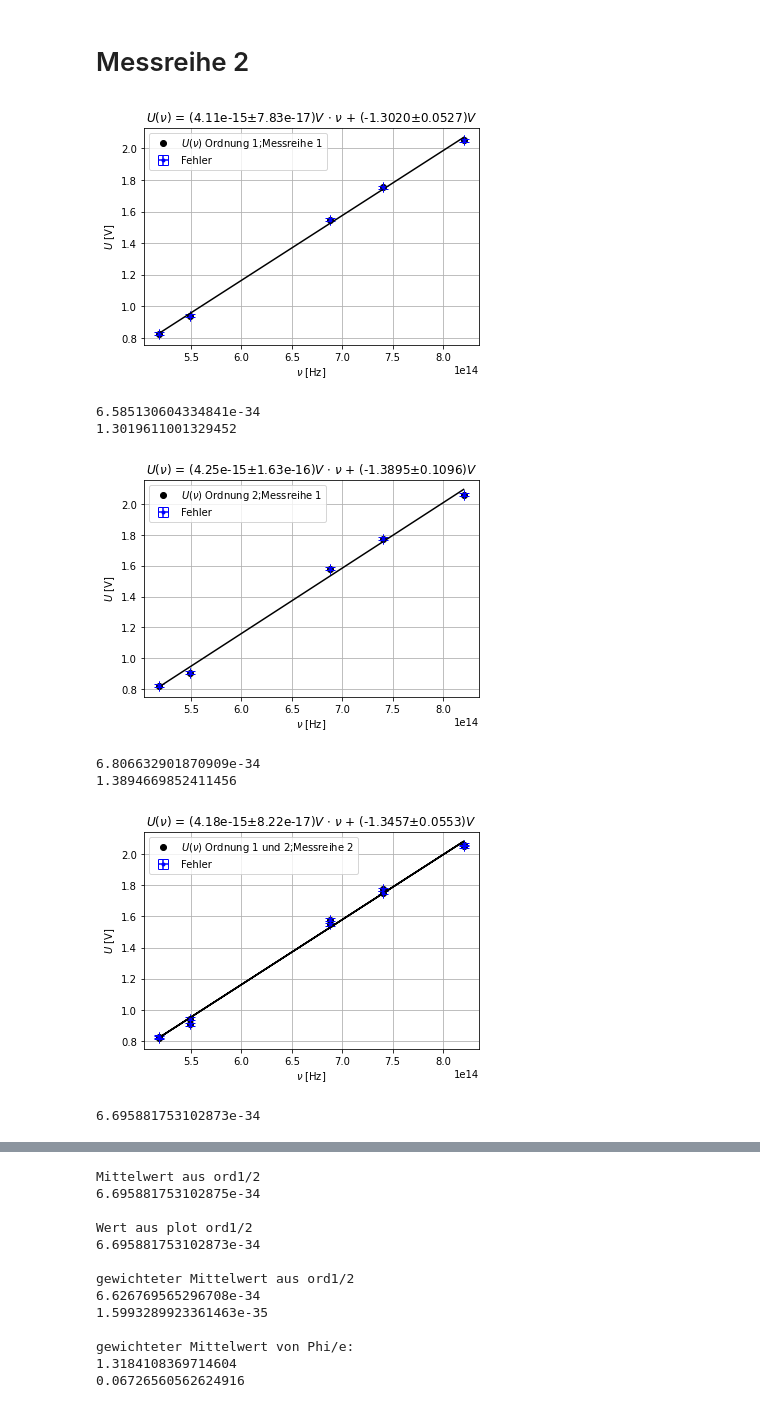
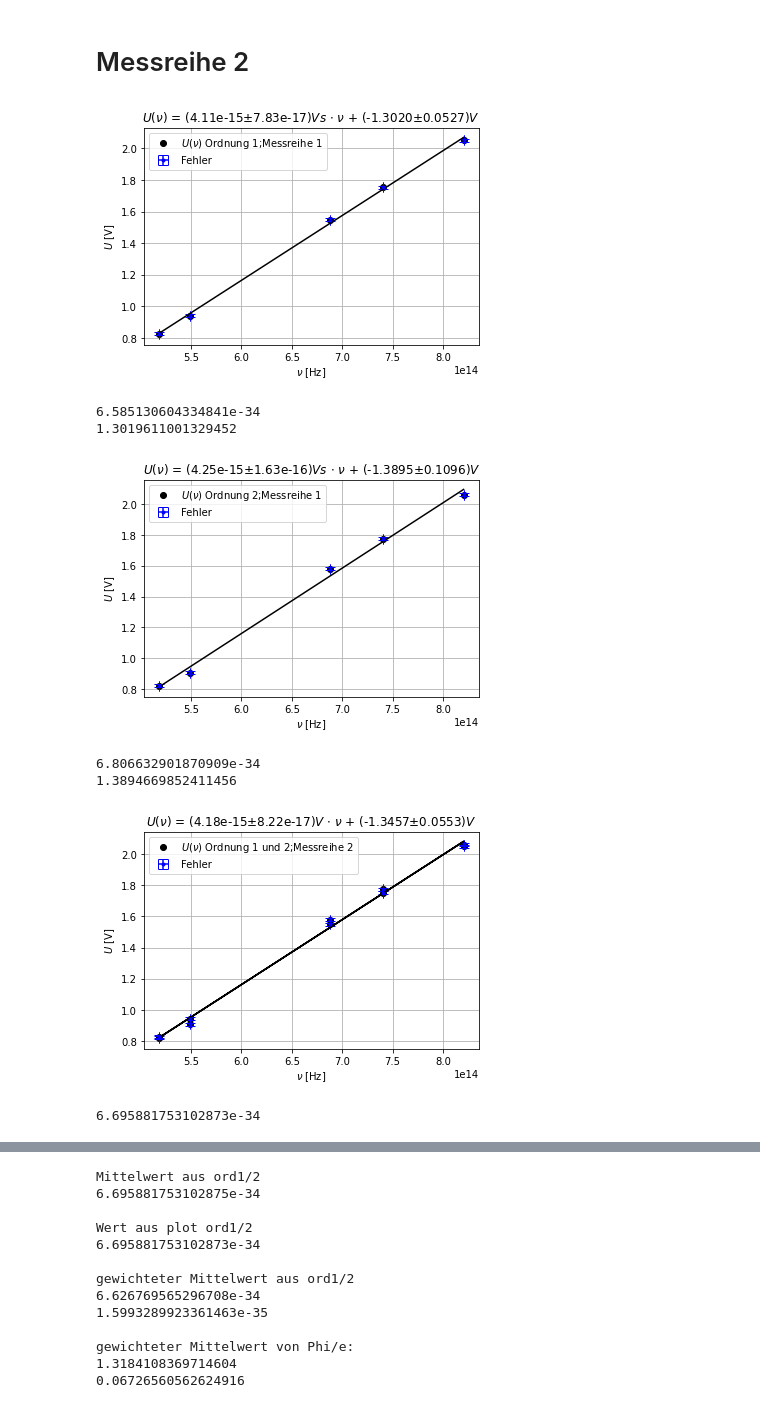
Before and after one commit to Alex-Adam25/python, a Jupyter notebook: Experiment_AP2/h plot.ipynb, the cells around one changed output, grey strips where cells are left out. Drawn from its saved outputs; the diff is of its cells as text; code cells hidden in the pictures.

```diff
--- a/Experiment_AP2/h plot.ipynb
+++ b/Experiment_AP2/h plot.ipynb
@@ -1,8 +1,10 @@
 # %%
 %run ./odr.ipynb
+%run ./arr2table_v2.ipynb
 h_lit=6.62607015*10**-34 #https://physics.nist.gov/cgi-bin/cuu/Value?h
 e_lit=1.602176634*10**-19#https://physics.nist.gov/cgi-bin/cuu/Value?e
 c_lit=299792458#https://physics.nist.gov/cgi-bin/cuu/Value?c
+
 ge=5.18672*10**14
 gr=5.48996*10**14
 b=6.87858*10**14
@@ -10,7 +12,7 @@ v=7.40858*10**14
 uv=8.20264*10**14
 
 
-x=np.array([uv,v,b,gr,ge])
+x=np.array([uv,v,b,gr,ge],dtype='float64')
 x2=np.concatenate((x,x),axis=None)
 # %%
 def gmw(val,err):
@@ -113,13 +153,13 @@ gewichteter Mittelwert von Phi:
 # %% [markdown]
 # Messreihe 2
 # %%
-ord1_2=np.array([2.05,1.753,1.549,0.942,0.828])
-ord2_2=np.array([2.06,1.775,1.580,0.906,0.822])
+ord1_2=np.array([2.050,1.753,1.549,0.942,0.828])
+ord2_2=np.array([2.060,1.775,1.580,0.906,0.822])
 
 y_err=np.full(len(x),y_fehler)
 
 #ord1_2:
-out11=zeichnen(x=x,y=ord1_2,y_err=y_err,xlabel="$\\nu$ [Hz]",ylabel="$U$ [V]",fx_title="$U(\\nu)$", x_title="$\\nu$",m_unit="$V$",b_unit="$V$",scientific=[2,0],beta0=[h_lit/e_lit,-3.0],save=True,
+out11=zeichnen(x=x,y=ord1_2,y_err=y_err,xlabel="$\\nu$ [Hz]",ylabel="$U$ [V]",fx_title="$U(\\nu)$", x_title="$\\nu$",m_unit="$Vs$",b_unit="$V$",scientific=[2,0],beta0=[h_lit/e_lit,-3.0],save=True,
              label="$U(\\nu)$ Ordnung 1;Messreihe 1",
              speichername="h_ord1_1")
 
@@ -128,38 +168,38 @@ h_ord1_2_err=out11.sd_beta[0]*e_lit
 h_ord1_2_wgt=1/(h_ord1_2_err**2)
 print(h_ord1_2)
 
 phi_ord1_2=-out11.beta[1]
 phi_ord1_2_err=out11.sd_beta[1]
 print(phi_ord1_2)
 
 #ord2_2:
-out21=zeichnen(x=x,y=ord2_2,y_err=y_err,xlabel="$\\nu$ [Hz]",ylabel="$U$ [V]",fx_title="$U(\\nu)$", x_title="$\\nu$",m_unit="$V$",b_unit="$V$",scientific=[2,0],beta0=[h_lit/e_lit,-3.0],save=True,
+out21=zeichnen(x=x,y=ord2_2,y_err=y_err,xlabel="$\\nu$ [Hz]",ylabel="$U$ [V]",fx_title="$U(\\nu)$", x_title="$\\nu$",m_unit="$Vs$",b_unit="$V$",scientific=[2,0],beta0=[h_lit/e_lit,-3.0],save=True,
              label="$U(\\nu)$ Ordnung 2;Messreihe 1",
              speichername="h_ord2_1")
 
 h_ord2_2=out21.beta[0]*e_lit
 h_ord2_2_err=out21.sd_beta[0]*e_lit
 h_ord2_2_wgt=1/(h_ord2_2_err**2)
 print(h_ord2_2)
 
 phi_ord2_2=-out21.beta[1]
 phi_ord2_2_err=out21.sd_beta[1]
 print(phi_ord2_2)
 
 ord12_2=np.concatenate((ord1_2,ord2_2),axis=None)
 y_err=np.full(len(x2),y_fehler)
 
 #ord12_2:
 out2=zeichnen(x=x2,y=ord12_2,y_err=y_err,xlabel="$\\nu$ [Hz]",ylabel="$U$ [V]",fx_title="$U(\\nu)$", x_title="$\\nu$",m_unit="$V$",b_unit="$V$",scientific=[2,0],beta0=[h_lit/e_lit,-3.0],save=True,
              label="$U(\\nu)$ Ordnung 1 und 2;Messreihe 2",
              speichername="h_ord12_2")
 h_ord12_2=out2.beta[0]*e_lit
 print(out2.beta[0]*e_lit)
 # %% [output]
-[figure, old version]
+[figure, new version]
 6.585130604334841e-34
 1.3019611001329452
-[figure, old version]
+[figure, new version]
 6.806632901870909e-34
 1.3894669852411456
 [figure]
```
Also changed, not shown: parts of 11 cells of this notebook, 7 other files.
